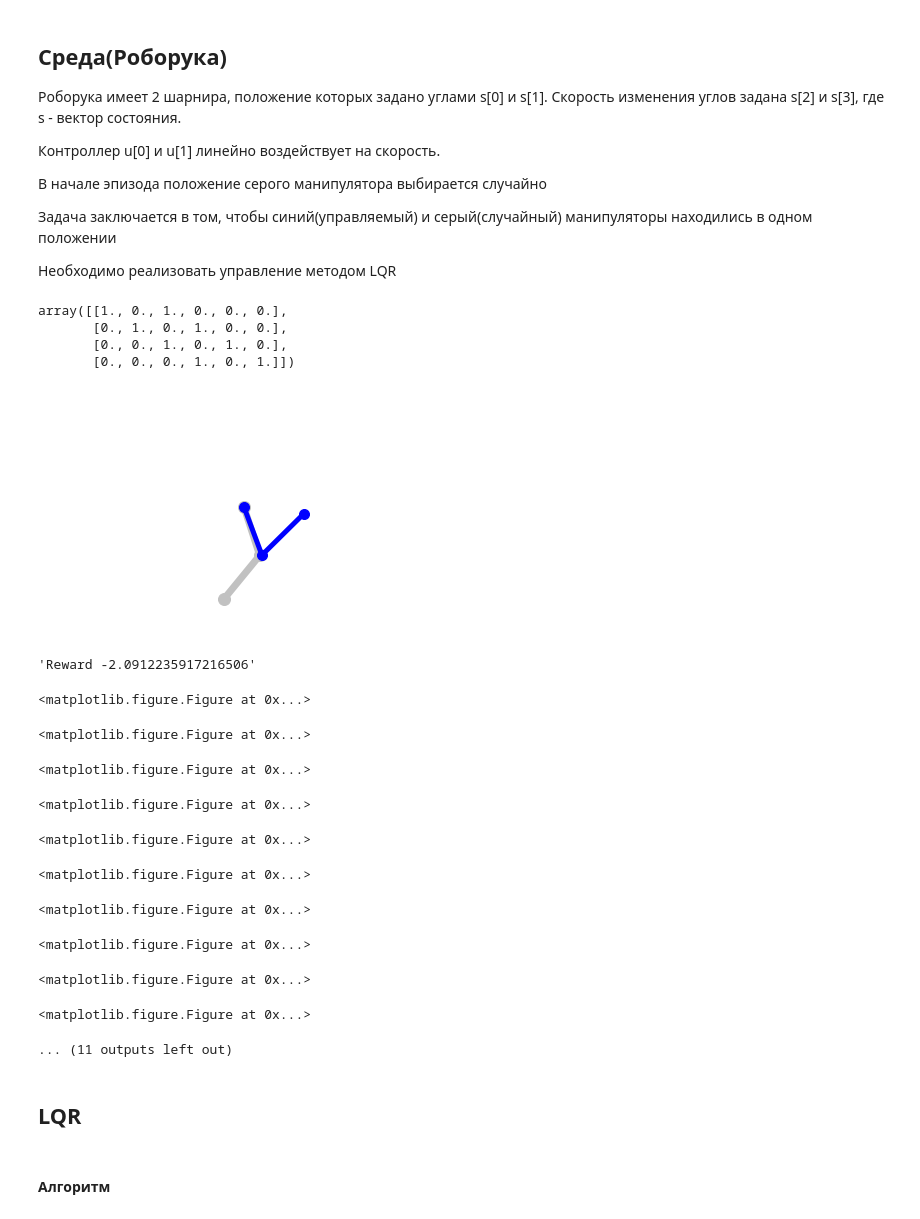
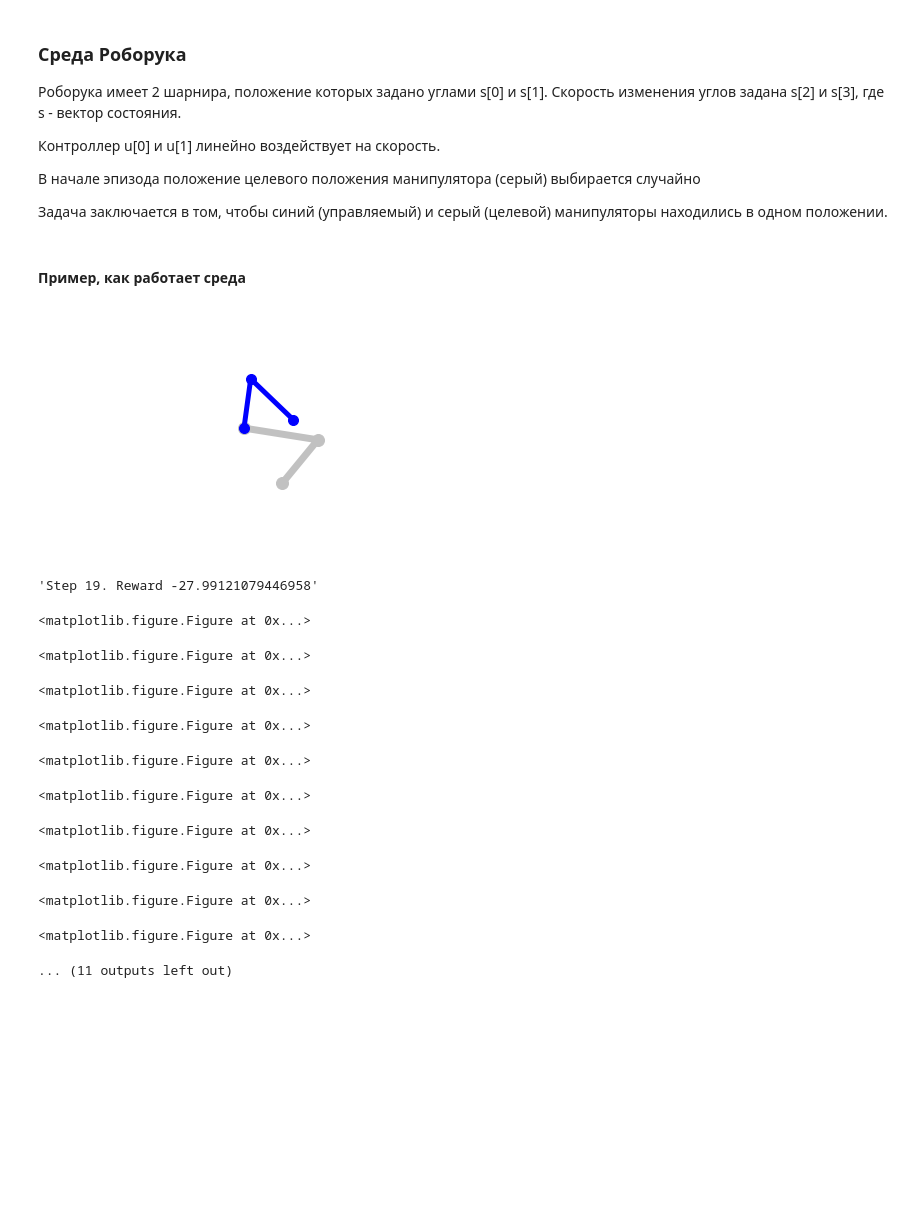
Before and after one commit to hvedr/tcs-risk-rl-course, a Jupyter notebook: seminars/Homework7.Model-based-methods.Part1.ipynb, the cells around one changed output. Cells and saved outputs as stored; diff of their text form; code cells hidden in the pictures; blank space fills up the shorter version.

```diff
--- a/seminars/Homework7.Model-based-methods.Part1.ipynb
+++ b/seminars/Homework7.Model-based-methods.Part1.ipynb
@@ -5,26 +8,15 @@ import time
 from IPython.display import display,clear_output
 %matplotlib inline
 # %% [markdown]
-## Среда(Роборука)
+### Среда Роборука
 
 Роборука имеет 2 шарнира, положение которых задано углами s[0] и s[1]. Скорость изменения углов задана s[2] и s[3], где s - вектор состояния.
 
 Контроллер u[0] и u[1] линейно воздействует на скорость.
 
-В начале эпизода положение серого манипулятора выбирается случайно
+В начале эпизода положение целевого положения манипулятора (серый) выбирается случайно
 
-Задача заключается в том, чтобы синий(управляемый) и серый(случайный) манипуляторы находились в одном положении
-
-Необходимо реализовать управление методом LQR
+Задача заключается в том, чтобы синий (управляемый) и серый (целевой) манипуляторы находились в одном положении.
-# %%
-F = np.concatenate([np.eye(4),np.zeros([4,2])],axis=1) + \
-            np.concatenate([np.zeros([4,2]),np.eye(4)],axis=1)
-F
-# %% [output]
-array([[1., 0., 1., 0., 0., 0.],
-       [0., 1., 0., 1., 0., 0.],
-       [0., 0., 1., 0., 1., 0.],
-       [0., 0., 0., 1., 0., 1.]])
 # %%
 class RoboHand():
 
@@ -95,21 +111,23 @@ class RoboHand():
 
     def sample_action(self):
         return np.random.randn(2)*0.05
+# %% [markdown]
+#### Пример, как работает среда
 # %%
 import time
-env = RoboHand()
-s = env.reset()
+env = RoboHand(T=20)
+env.reset()
 
-for _ in range(20):
+for t in range(env.T):
     a = env.sample_action()
     s,r,d,_ = env.step(a)
     clear_output(wait=True)
     display(env.render())
-    display(f'Reward {r}')
+    display(f'Step {t}. Reward {r}')
     time.sleep(0.15)
 # %% [output]
-[figure, old version]
+[figure, new version]
-'Reward -2.0912235917216506'
+'Step 19. Reward -27.99121079446958'
 <matplotlib.figure.Figure at 0x...>
 <matplotlib.figure.Figure at 0x...>
 <matplotlib.figure.Figure at 0x...>
@@ -121,7 +139,3 @@ for _ in range(20):
 <matplotlib.figure.Figure at 0x...>
 <matplotlib.figure.Figure at 0x...>
 ... (11 outputs left out)
-# %% [markdown]
-## LQR
-# %% [markdown]
-#### Алгоритм
```
Also changed, not shown: parts of 6 cells of this notebook.
